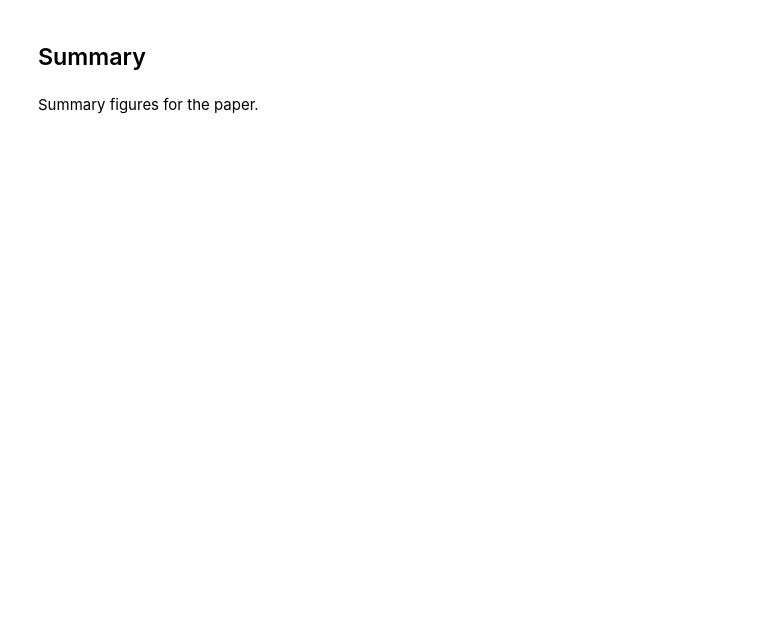
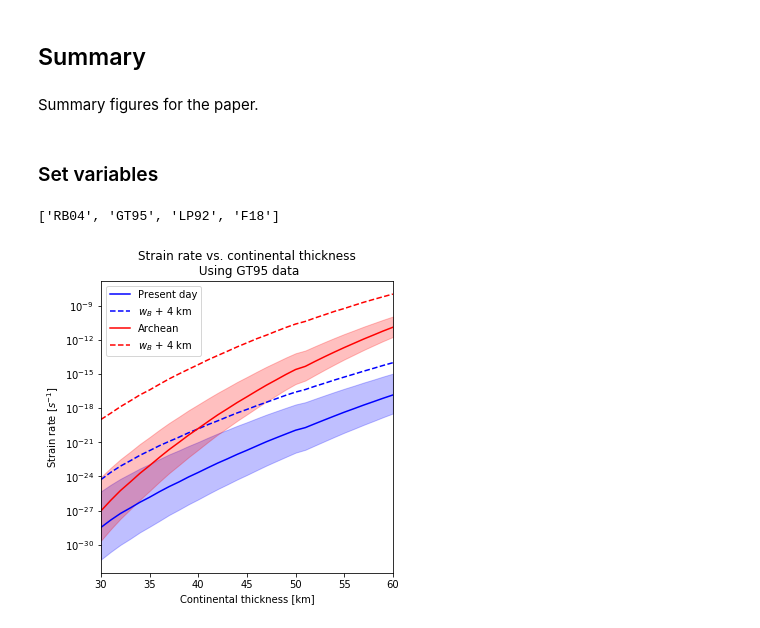
Before and after one commit to vvmai/lab_kore, a Jupyter notebook: model_strain_rate.ipynb, the cells around one changed output. Saved outputs shown, nothing was run; the diff lists cells and outputs as text; code cells hidden in the pictures; blank space fills up the shorter version.

```diff
--- a/model_strain_rate.ipynb
+++ b/model_strain_rate.ipynb
@@ -710,30 +716,30 @@ def calc_IQR_dis(data, T, sigma, flow_law="composite",water=0, V=False):
     V: activation volume (not implemented)
     water: water content or fugacity in [H/Si ppm] or [MPa], respectively. If value is zero, assume dry inversion.
     """
-    e, e_50, e_25, e_75 = ([[[] for j in range(DEPTH)] for i in range(len(sigma))] for i in range(4))
+    e, e_50, e_25, e_75, e_mean = ([[[] for j in range(DEPTH)] for i in range(len(sigma))] for i in range(5))
 
     if flow_law=="composite":
         if not water:
             for j in range(len(sigma)):
                 for i in range(DEPTH):
                     e[j][i] = np.array(data['A_dis'])*(sigma[j][i]+0.1)**np.array(data['n'])*np.exp(-np.array(data['Q_dis'])/(R*T[j][i]))
-                    # e_mean[j][i] = 10**np.mean(np.log10(np.array(data['A_dis'])))*(sigma[j][i]+0.1)**np.mean(np.array(data['n']))*np.exp(-np.mean(np.array(data['Q_dis']))/(R*T[j][i]))
+                    e_mean[j][i] = 10**np.mean(np.log10(np.array(data['A_dis'])))*(sigma[j][i]+0.1)**np.mean(np.array(data['n']))*np.exp(-np.mean(np.array(data['Q_dis']))/(R*T[j][i]))
         else:
             for j in range(len(sigma)):
                 for i in range(DEPTH):
                     e[j][i] = np.array(data['A_dis'])*(sigma[j][i]+0.1)**np.array(data['n'])*water**np.array(data['r_dis'])*np.exp(-np.array(data['Q_dis'])/(R*T[j][i]))
-                    # e_mean[j][i] = 10**np.mean(np.log10(np.array(data['A_dis'])))*(sigma[j][i]+0.1)**np.mean(np.array(data['n']))*water**np.mean(np.array(data['r_dis']))*np.exp(-np.mean(np.array(data['Q_dis']))/(R*T[j][i]))
+                    e_mean[j][i] = 10**np.mean(np.log10(np.array(data['A_dis'])))*(sigma[j][i]+0.1)**np.mean(np.array(data['n']))*water**np.mean(np.array(data['r_dis']))*np.exp(-np.mean(np.array(data['Q_dis']))/(R*T[j][i]))
     elif flow_law=="dis":
         if not water:
             for j in range(len(sigma)):
                 for i in range(DEPTH):
                     e[j][i] = np.array(data['A'])*(sigma[j][i]+0.1)**np.array(data['n'])*np.exp(-np.array(data['Q'])/(R*T[j][i]))
-                    # e_mean[j][i] = 10**np.mean(np.log10(np.array(data['A'])))*(sigma[j][i]+0.1)**np.mean(np.array(data['n']))*np.exp(-np.mean(np.array(data['Q']))/(R*T[j][i]))
+                    e_mean[j][i] = 10**np.mean(np.log10(np.array(data['A'])))*(sigma[j][i]+0.1)**np.mean(np.array(data['n']))*np.exp(-np.mean(np.array(data['Q']))/(R*T[j][i]))
         else:
             for j in range(len(sigma)):
                 for i in range(DEPTH):
                     e[j][i] = np.array(data['A'])*(sigma[j][i]+0.1)**np.array(data['n'])*water**np.array(data['r'])*np.exp(-np.array(data['Q'])/(R*T[j][i]))
-                    # e_mean[j][i] = 10**np.mean(np.log10(np.array(data['A'])))*(sigma[j][i]+0.1)**np.mean(np.array(data['n']))*water**np.mean(np.array(data['r']))*np.exp(-np.mean(np.array(data['Q']))/(R*T[j][i]))
+                    e_mean[j][i] = 10**np.mean(np.log10(np.array(data['A'])))*(sigma[j][i]+0.1)**np.mean(np.array(data['n']))*water**np.mean(np.array(data['r']))*np.exp(-np.mean(np.array(data['Q']))/(R*T[j][i]))
     else:
         print("Flow law not recognized.")
         return 1
@@ -741,7 +747,7 @@ def calc_IQR_dis(data, T, sigma, flow_law="composite",water=0, V=False):
     e_25 = [[np.percentile(j,25) for j in i] for i in e]
     e_50 = [[np.percentile(j,50) for j in i] for i in e]
     e_75 = [[np.percentile(j,75) for j in i] for i in e]
-    return [e_50, e_25, e_75]
+    return [e_50, e_25, e_75,e_mean]
 # %%
 IQR, IQR_archean = ([[]]*len(file_names) for i in range(2))
 
@@ -823,3 +837,48 @@ for j in range(len(sigma_archean)):
 ## Summary
 # %% [markdown]
 Summary figures for the paper.
+# %% [markdown]
+### Set variables
+# %%
+names_shortened
+# %% [output]
+['RB04', 'GT95', 'LP92', 'F18']
+# %%
+# Dataset to use for the first summary figure
+VAR1 = 1
+# Dataset to use for the second summary figure
+VAR2 = 1
+# Thickness of continental crust to use for the second summary figure
+VAR3 = 40000
+# %%
+# Using GT95
+plt.figure(figsize=(5,5),constrained_layout=True)
+# get index of the base of the water layer w_B
+base_idx = [int(np.where(z[i]==np.round((w_B[i])/100)*100)[0]) for i in range(len(cc))]
+
+base_idx_0 = [int(np.where(z[i]==np.round((w_B[i]+4000)/100)*100)[0]) for i in range(len(cc))]
+
+plt.title(f"Strain rate vs. continental thickness\n Using {names_shortened[VAR1]} data")
+strain_rate_50 = np.array([[IQR[VAR1][0][i][base_idx[i]]] for i in range(len(cc))])
+strain_rate_25 = np.array([[IQR[VAR1][1][i][base_idx[i]]] for i in range(len(cc))])
+strain_rate_75 = np.array([[IQR[VAR1][2][i][base_idx[i]]] for i in range(len(cc))])
+plt.semilogy(cc/1000,strain_rate_50,'b')
+plt.semilogy(cc/1000,np.array([[IQR[VAR1][0][i][base_idx_0[i]]] for i in range(len(cc))]),'b--')
+plt.fill_between(cc/1000,np.ndarray.flatten(strain_rate_25),np.ndarray.flatten(strain_rate_75), color='b',alpha=0.25)
+
+base_idx_archean = [int(np.where(z[i]==np.round((w_B_archean[i])/100)*100)[0]) for i in range(len(cc))]
+strain_rate_50_archean = np.array([[IQR_archean[VAR1][0][i][base_idx[i]]] for i in range(len(cc))])
+strain_rate_25_archean = np.array([[IQR_archean[VAR1][1][i][base_idx[i]]] for i in range(len(cc))])
+strain_rate_75_archean = np.array([[IQR_archean[VAR1][2][i][base_idx[i]]] for i in range(len(cc))])
+plt.semilogy(cc/1000,strain_rate_50_archean,'r')
+plt.semilogy(cc/1000,np.array([[IQR_archean[VAR1][0][i][base_idx_0[i]]] for i in range(len(cc))])
+,'r--')
+plt.fill_between(cc/1000,np.ndarray.flatten(strain_rate_25_archean),np.ndarray.flatten(strain_rate_75_archean), color='r', alpha=0.25)
+plt.ylabel('Strain rate [$s^{-1}$]')
+plt.xlabel('Continental thickness [km]')
+plt.legend(['Present day','$w_B$ + 4 km','Archean','$w_B$ + 4 km'])
+plt.xlim(30,60)
+plt.savefig('strain_rate_cc.png')
+plt.show()
+# %% [output]
+[figure, added]
```
Also changed, not shown: parts of 21 cells of this notebook.
